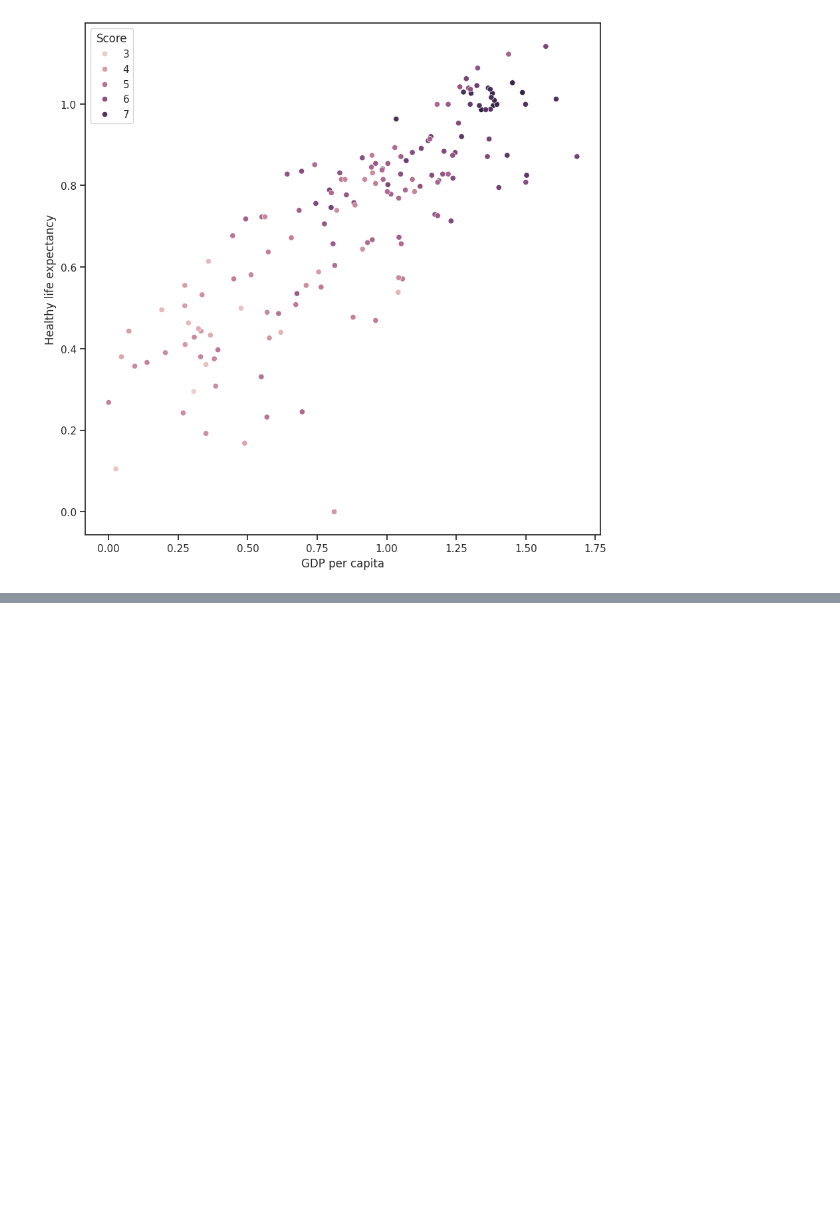
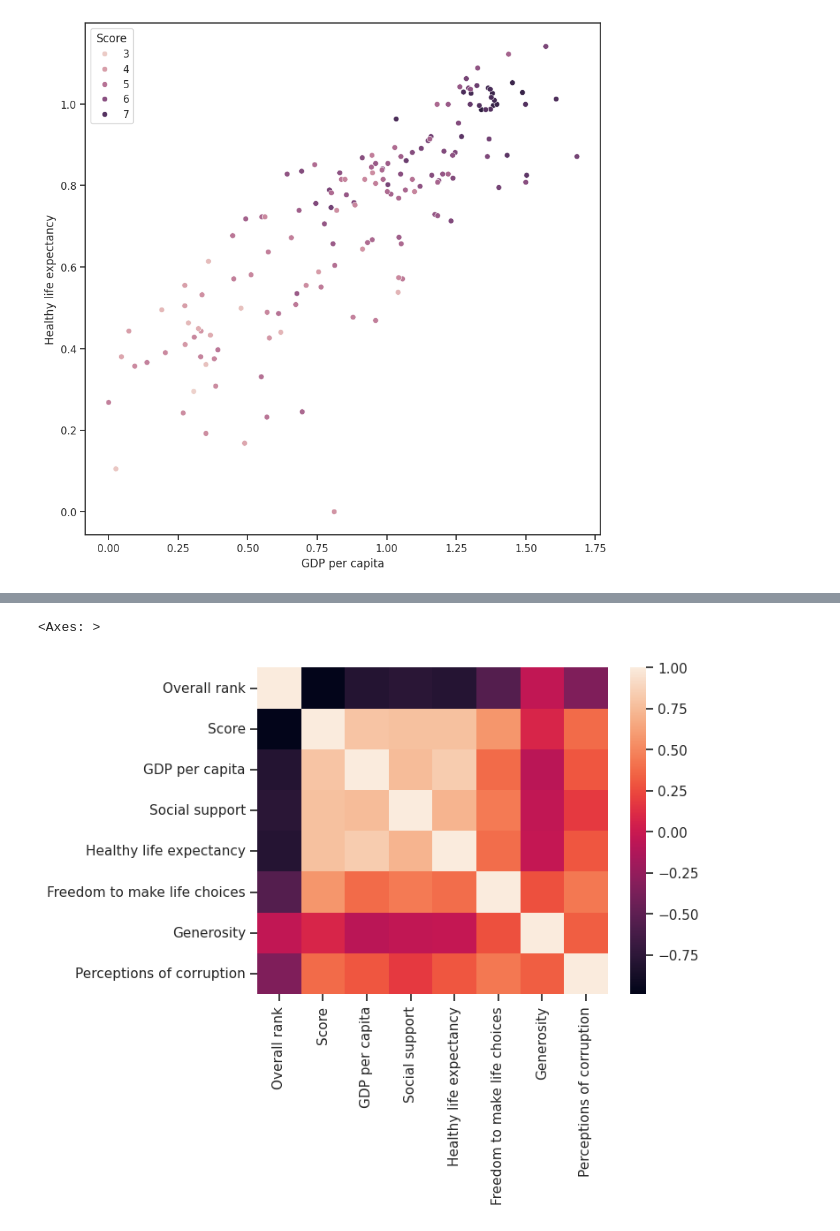
Before and after one commit to shPac-Men/TMO, a Jupyter notebook: main.ipynb, the cells around one changed output, grey strips where cells are left out. Saved outputs shown, nothing was run; the diff lists cells and outputs as text; code cells hidden in the pictures; blank space fills up the shorter version.

```diff
--- a/main.ipynb
+++ b/main.ipynb
@@ -101,0 +113,3 @@ sns.scatterplot(ax=ax, x='GDP per capita', y='Healthy life expectancy', data=dat
+# %%
+data_val=data.drop('Country or region', axis=1)
+data_val.corr()
@@ -101,0 +126,5 @@ sns.scatterplot(ax=ax, x='GDP per capita', y='Healthy life expectancy', data=dat
+# %%
+sns.heatmap(data_val.corr())
+# %% [output]
+<Axes: >
+[figure, added]
```
Also changed, not shown: parts of 4 cells of this notebook.
